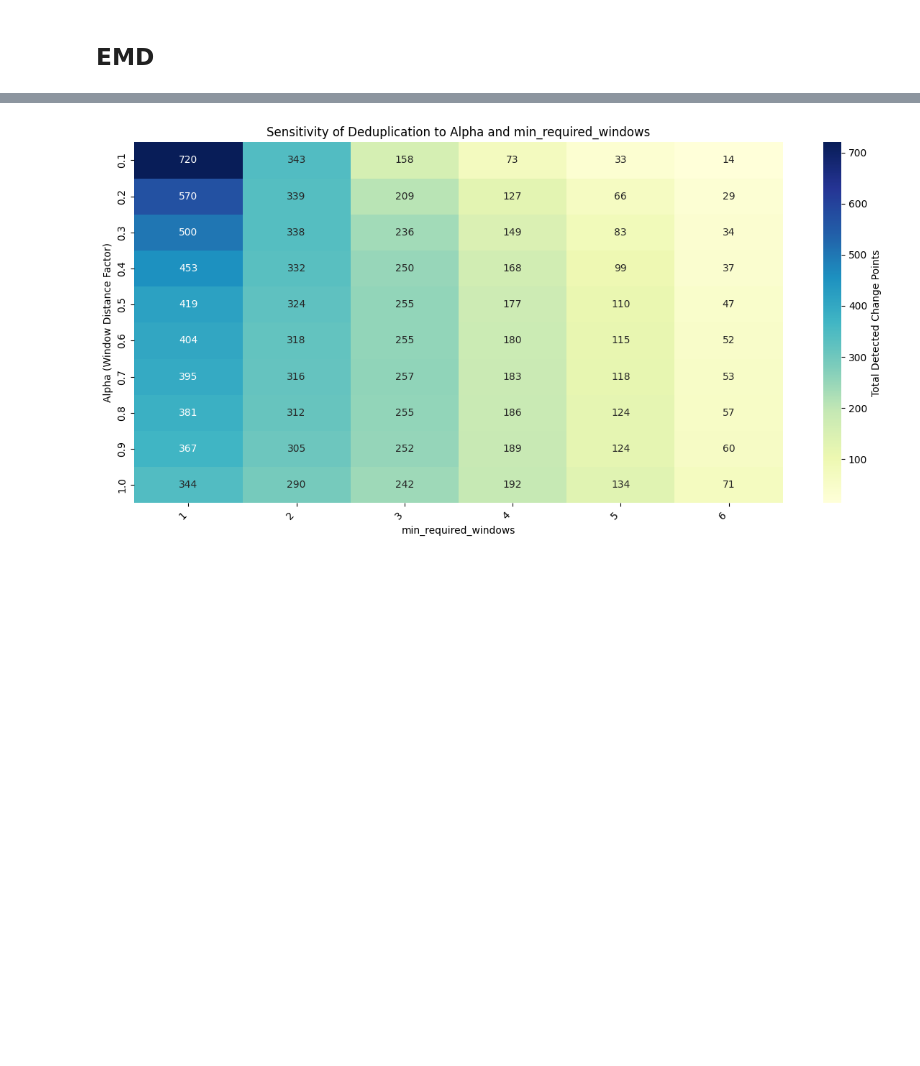
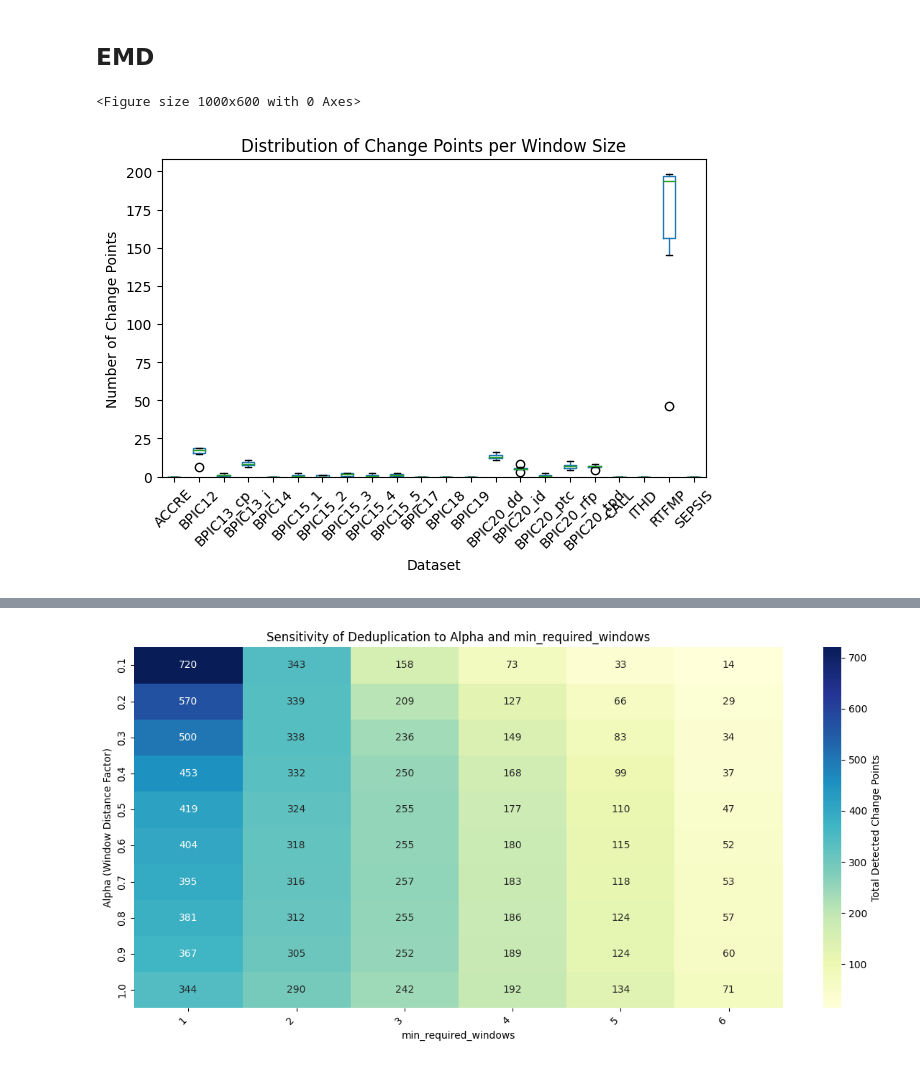
Before and after one commit to lennartebert/drifts-and-complexity, a Jupyter notebook: 02_explore_change_point_detection.ipynb, the cells around one changed output, grey strips where cells are left out. Drawn from its saved outputs; the diff is of its cells as text; code cells hidden in the pictures; blank space fills up the shorter version.

Commit message:
Initial analysis of EMD and ProcessGraph

```diff
--- a/02_explore_change_point_detection.ipynb
+++ b/02_explore_change_point_detection.ipynb
@@ -46,3 +46,30 @@ for dataset in data_dictionary:
 
     # convert defaultdict to normal dict before storing
     change_points_dict[dataset] = dict(dataset_cps)
+# %%
+#show boxplot of change point counts per dataset and window setting
+
+# Flatten to a list of (dataset, number of change points per window-size entry)
+data = []
+for dataset, window_dict in change_points_dict.items():
+    for window_size in window_sizes:
+        cps = window_dict.get(window_size, [])
+        data.append((dataset, window_size, len(cps)))
+
+# Create DataFrame for plotting
+df = pd.DataFrame(data, columns=["Dataset", "Window_Size", "NumChangePoints"])
+
+# Create boxplot
+plt.figure(figsize=(10, 6))
+df.boxplot(column="NumChangePoints", by="Dataset", grid=False)
+plt.title("Distribution of Change Points per Window Size")
+plt.suptitle("")  # Remove automatic matplotlib title
+plt.xlabel("Dataset")
+plt.ylabel("Number of Change Points")
+plt.ylim(bottom=0)
+plt.xticks(rotation=45)
+plt.tight_layout()
+plt.show()
+# %% [output]
+<Figure size 1000x600 with 0 Axes>
+[figure, added]
```
Also changed, not shown: parts of 12 cells of this notebook, 5 other files.
